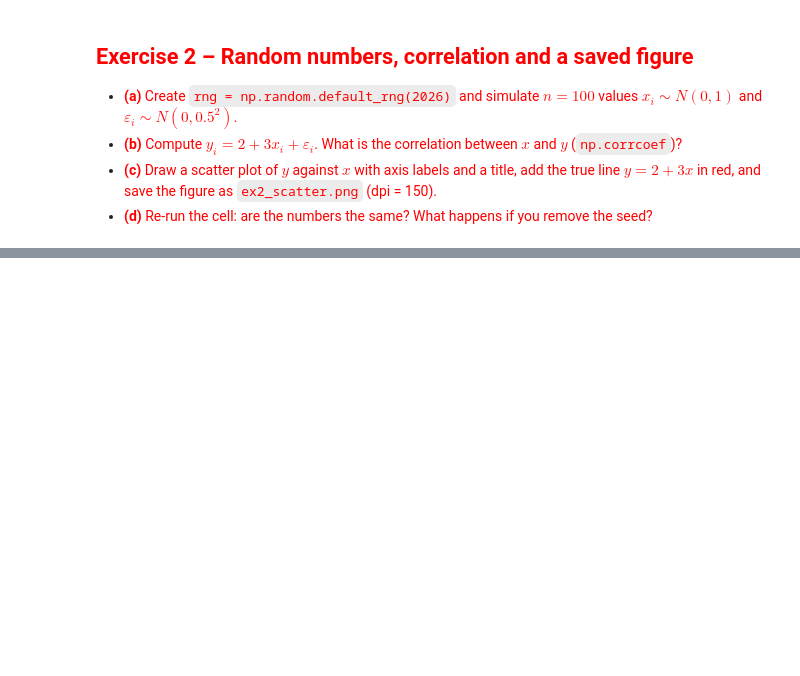
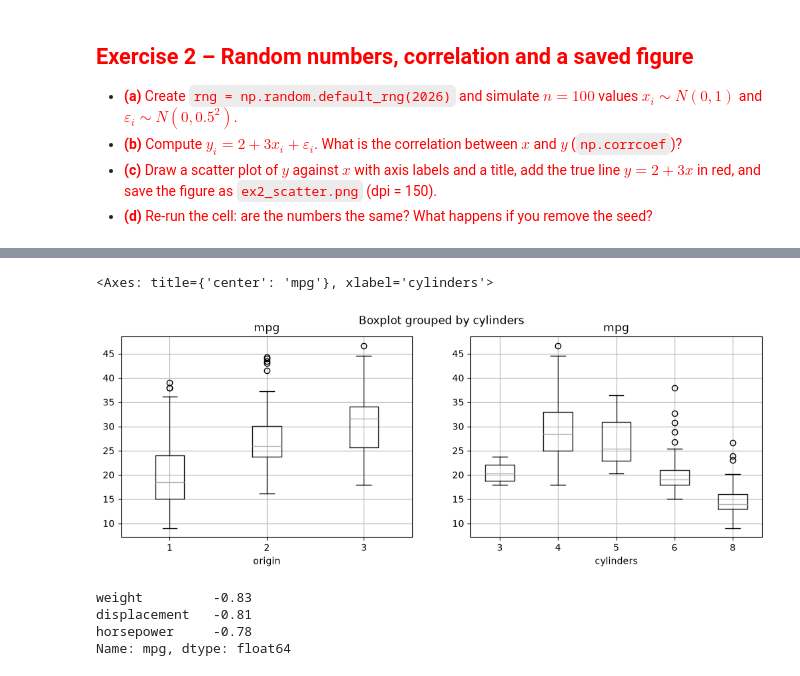
Before and after one commit to CozyCode890/IT171IU-labs, a Jupyter notebook: IT171IU_Lab01_Lê Thái Đức Tùng_ITDSIU24055.ipynb, the cells around one changed output, grey strips where cells are left out. Saved outputs shown, nothing was run; the diff lists cells and outputs as text; code cells hidden in the pictures; blank space fills up the shorter version.

```diff
--- a/IT171IU_Lab01_Lê Thái Đức Tùng_ITDSIU24055.ipynb
+++ b/IT171IU_Lab01_Lê Thái Đức Tùng_ITDSIU24055.ipynb
@@ -151,0 +317,19 @@ y = None          # TODO (b)
+# %%
+# TODO (b): fig, axes = subplots(1, 2, figsize=(12, 4)); Auto_clean.boxplot("mpg", by="origin", ax=axes[0]); ...
+fig, axes = subplots(1, 2, figsize=(12, 4))
+Auto_clean.boxplot("mpg", by="origin", ax=axes[0])
+Auto_clean.boxplot("mpg", by="cylinders", ax=axes[1])
+# %% [output]
+<Axes: title={'center': 'mpg'}, xlabel='cylinders'>
+[figure, added]
+# %%
+# TODO (c):
+cols = ["mpg", "displacement", "horsepower", "weight", "acceleration"]
+
+corr_mpg = Auto_clean[cols].corr()["mpg"].sort_values()
+corr_mpg.round(2).head(3) # <---- This is three finding
+# %% [output]
+weight         -0.83
+displacement   -0.81
+horsepower     -0.78
+Name: mpg, dtype: float64
```
Also changed, not shown: parts of 30 cells of this notebook, 1 other file.
